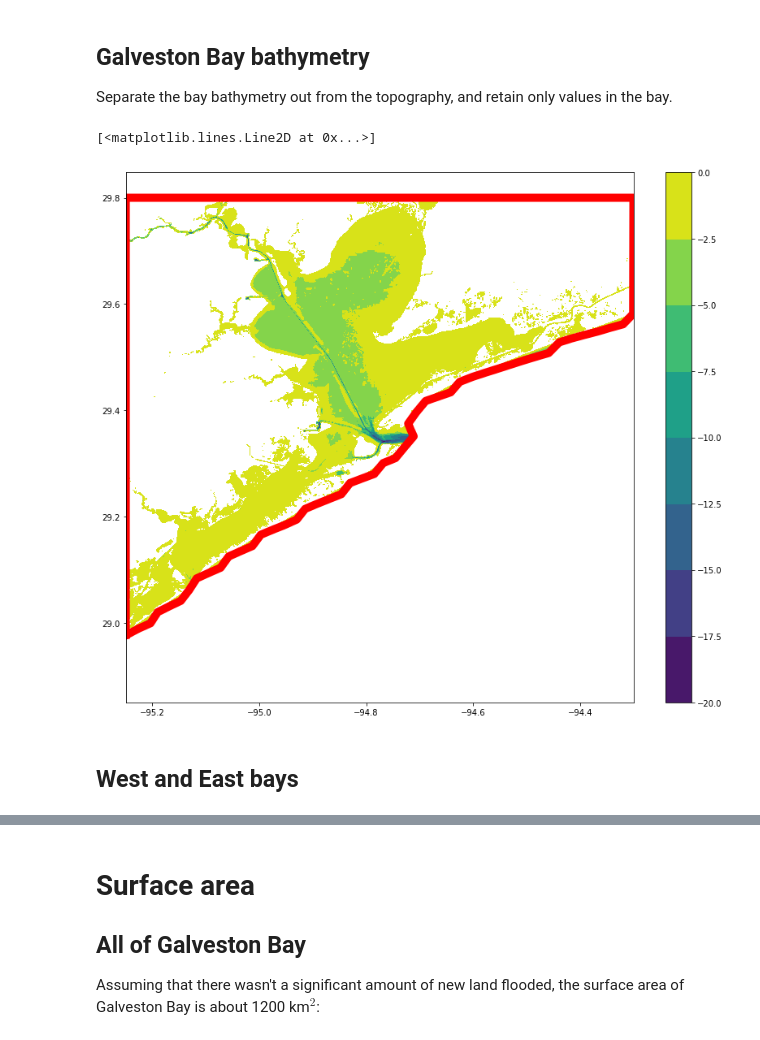
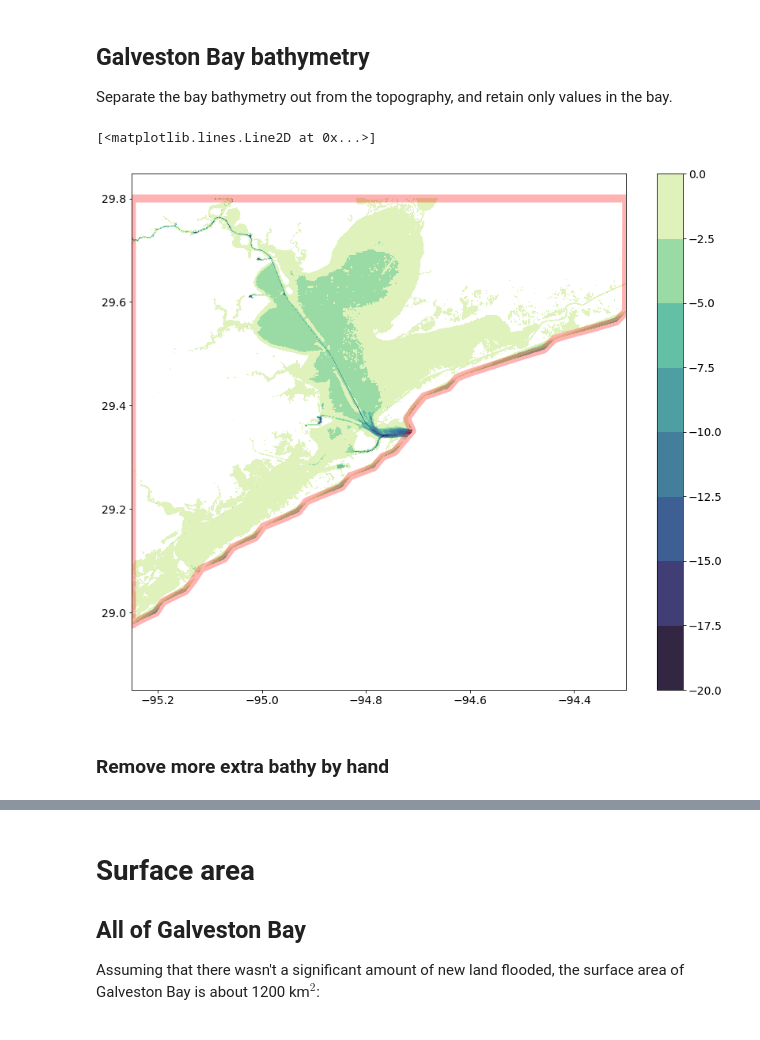
Before and after one commit to kthyng/flood_estimate, a Jupyter notebook: bathy.ipynb, the cells around one changed output, grey strips where cells are left out. Drawn from its saved outputs; the diff is of its cells as text; code cells hidden in the pictures.

```diff
--- a/bathy.ipynb
+++ b/bathy.ipynb
@@ -5,8 +5,8 @@ There is very high resolution bathymetry data [available](http://www.ngdc.noaa.g
 
 This notebook produces bathymetry files for all of Galveston Bay, the main bay alone, the west bay, and the east bay, all in .npz format. These files have already been saved into the `drive_data` directory.
 # %%
+%matplotlib inline
 import matplotlib.pyplot as plt
-%matplotlib inline
 import pandas as pd
 from matplotlib.dates import date2num
 import numpy as np
@@ -16,6 +16,8 @@ import cmocean.cm as cmo
 import os
 from collections import OrderedDict
 from matplotlib.path import Path
+import matplotlib as mpl
+mpl.rcParams['font.size'] = 14
 # %%
 # create arrays of lon/lat
 num = 10261
@@ -93,11 +95,9 @@ else:
 # %%
 # coast
 fig, ax = plt.subplots(figsize=(14,12))
-mappable = ax.contourf(lon, lat, bathy);
+mappable = ax.contourf(lon, lat, bathy, cmap=cmo.deep_r);
 fig.colorbar(mappable)
-ax.plot(path.vertices[:,0], path.vertices[:,1], 'r', lw=10)
+ax.plot(path.vertices[:,0], path.vertices[:,1], 'r', lw=10, alpha=0.3)
 # %% [output]
 [<matplotlib.lines.Line2D at 0x...>]
-[figure, old version]
+[figure, new version]
-# %% [markdown]
-## West and East bays
@@ -122,0 +104,2 @@ np.savez('drive_data/bathy_galv_main.npz', bathy=bathy, lon=lon, lat=lat, dx=dx,
+# %% [markdown]
+### Remove more extra bathy by hand
```
Also changed, not shown: parts of 15 cells of this notebook.
